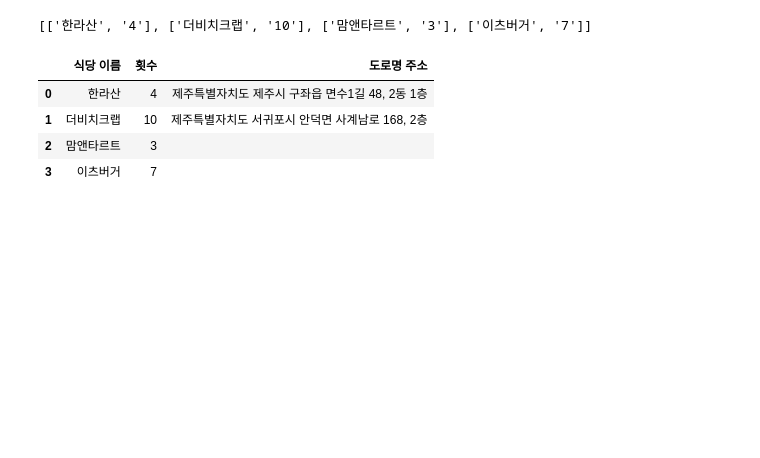
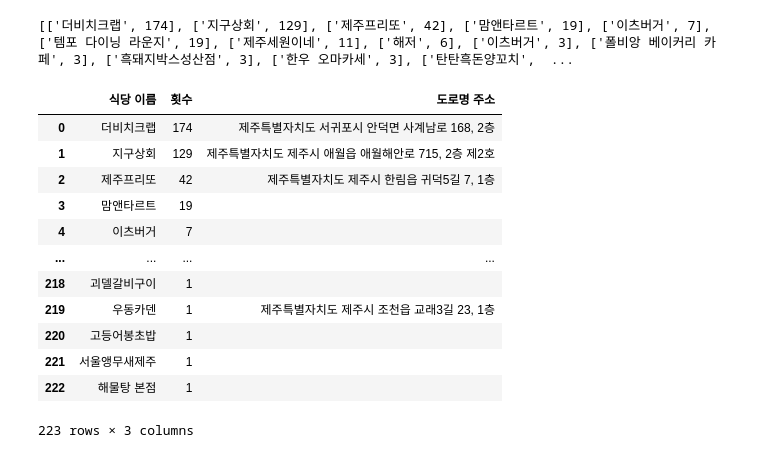
Before and after one commit to DongmyeongBack/instaHOTplace, a Jupyter notebook: addr_lat_log.ipynb, the cells around one changed output. Saved outputs shown, nothing was run; the diff lists cells and outputs as text; code cells hidden in the pictures; blank space fills up the shorter version.

```diff
--- a/addr_lat_log.ipynb
+++ b/addr_lat_log.ipynb
@@ -2,46 +2,52 @@
 import csv
 import pandas as pd
 
+df_=pd.read_csv("jeju_restaurant (3).csv")
+lst=df_.values.tolist()
 name = []
-with open('name.csv', 'r') as csvfile:
-    csvreader = csv.reader(csvfile)
-    for row in csvreader:
-        name.append(row)
+for row in lst:
+    name.append([row[0], row[1]])
 
 res = []
 
 with open('jeju_food.csv', 'r') as csvfile:
     csvreader = csv.reader(csvfile)
 
     for row in csvreader:
         if row[5].find('폐업') == -1:
             res.append([row[0], row[13]])
 print(name)
 result = []
 
-# threshold = 0.6
 for x in name:
     cnt = 0
     for item in res:
         if cnt >= 2:
             break
-        # if item[0].find(x[0]) != -1:
         if item[0] == x[0]:
             cnt += 1
             new_res = [item[0], x[1], item[1]]
             result.append(new_res)
     if cnt == 0:
         result.append([x[0], x[1], ''])
 
 df = pd.DataFrame(result, columns=['식당 이름', '횟수', '도로명 주소'])
 df
 # %% [output]
-[['한라산', '4'], ['더비치크랩', '10'], ['맘앤타르트', '3'], ['이츠버거', '7']]
+[['더비치크랩', 174], ['지구상회', 129], ['제주프리또', 42], ['맘앤타르트', 19], ['이츠버거', 7], ['템포 다이닝 라운지', 19], ['제주세원이네', 11], ['해저', 6], ['이츠버거', 3], ['폴비앙 베이커리 카페', 3], ['흑돼지박스성산점', 3], ['한우 오마카세', 3], ['탄탄흑돈양꼬치',  ...
 |  | 식당 이름 | 횟수 | 도로명 주소 |
-| 0 | 한라산 | 4 | 제주특별자치도 제주시 구좌읍 면수1길 48, 2동 1층 |
-| 1 | 더비치크랩 | 10 | 제주특별자치도 서귀포시 안덕면 사계남로 168, 2층 |
-| 2 | 맘앤타르트 | 3 |  |
-| 3 | 이츠버거 | 7 |  |
+| 0 | 더비치크랩 | 174 | 제주특별자치도 서귀포시 안덕면 사계남로 168, 2층 |
+| 1 | 지구상회 | 129 | 제주특별자치도 제주시 애월읍 애월해안로 715, 2층 제2호 |
+| 2 | 제주프리또 | 42 | 제주특별자치도 제주시 한림읍 귀덕5길 7, 1층 |
+| 3 | 맘앤타르트 | 19 |  |
+| 4 | 이츠버거 | 7 |  |
+| ... | ... | ... | ... |
+| 218 | 괴델갈비구이 | 1 |  |
+| 219 | 우동카덴 | 1 | 제주특별자치도 제주시 조천읍 교래3길 23, 1층 |
+| 220 | 고등어봉초밥 | 1 |  |
+| 221 | 서울앵무새제주 | 1 |  |
+| 222 | 해물탕 본점 | 1 |  |
+223 rows × 3 columns
 # %%
 from geopy.geocoders import Nominatim
 
```
Also changed, not shown: parts of 6 cells of this notebook, 1 other file.
